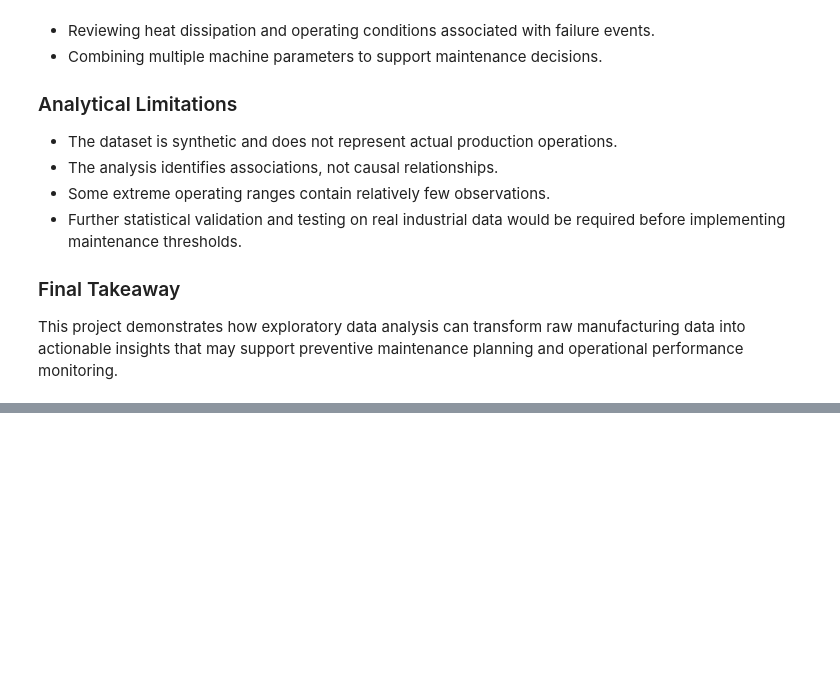
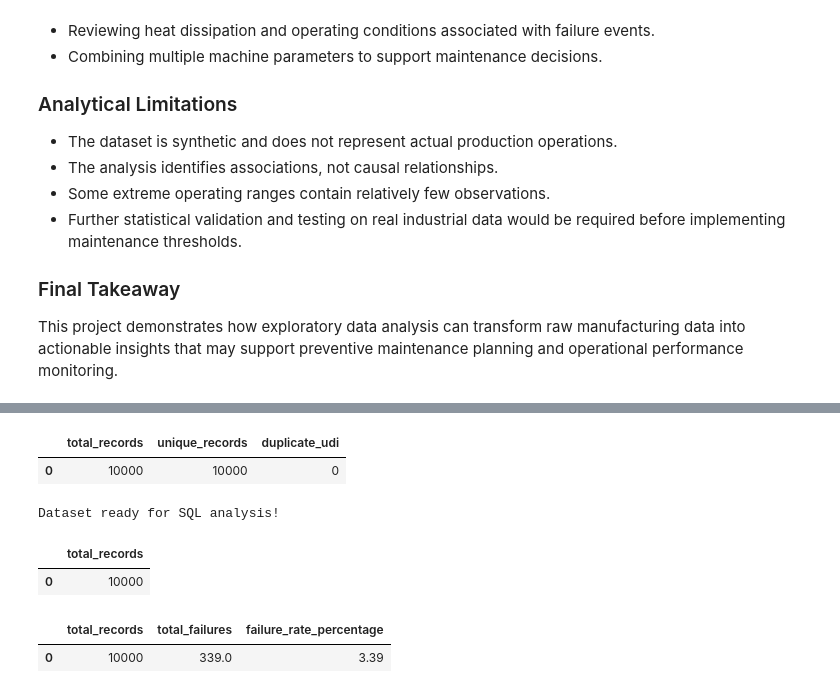
Before and after one commit to maranalyzes/manufacturing-performance-analytics, a Jupyter notebook: notebooks/01_exploratory_data_analysis.ipynb, the cells around one changed output, grey strips where cells are left out. Drawn from its saved outputs; the diff is of its cells as text; code cells hidden in the pictures; blank space fills up the shorter version.

```diff
--- a/notebooks/01_exploratory_data_analysis.ipynb
+++ b/notebooks/01_exploratory_data_analysis.ipynb
@@ -619,0 +654,52 @@ This project demonstrates how exploratory data analysis can transform raw manufa
+# %%
+conn.execute("""
+SELECT
+    COUNT(*) AS total_records,
+    COUNT(DISTINCT UDI) AS unique_records,
+    COUNT(*) - COUNT(DISTINCT UDI) AS duplicate_udi
+FROM ai4i2020;
+""").df()
+# %% [output]
+|  | total_records | unique_records | duplicate_udi |
+| 0 | 10000 | 10000 | 0 |
+# %%
+df_sql = df.rename(columns={
+    "Product ID": "Product_ID",
+    "Air temperature [K]": "Air_temperature_K",
+    "Process temperature [K]": "Process_temperature_K",
+    "Rotational speed [rpm]": "Rotational_speed_rpm",
+    "Torque [Nm]": "Torque_Nm",
+    "Tool wear [min]": "Tool_wear_min",
+    "Machine failure": "Machine_failure"
+})
+
+conn.unregister("ai4i2020")
+conn.register("ai4i2020", df_sql)
+
+print("Dataset ready for SQL analysis!")
+# %% [output]
+Dataset ready for SQL analysis!
+# %%
+query = """
+SELECT COUNT(*) AS total_records
+FROM ai4i2020;
+"""
+
+conn.execute(query).df()
+# %% [output]
+|  | total_records |
+| 0 | 10000 |
+# %%
+query = """
+SELECT
+    COUNT(*) AS total_records,
+    SUM(Machine_failure) AS total_failures,
+    ROUND(100.0 * SUM(Machine_failure) / COUNT(*), 2)
+        AS failure_rate_percentage
+FROM ai4i2020;
+"""
+
+conn.execute(query).df()
+# %% [output]
+|  | total_records | total_failures | failure_rate_percentage |
+| 0 | 10000 | 339.0 | 3.39 |
```
Also changed, not shown: parts of 5 cells of this notebook.
